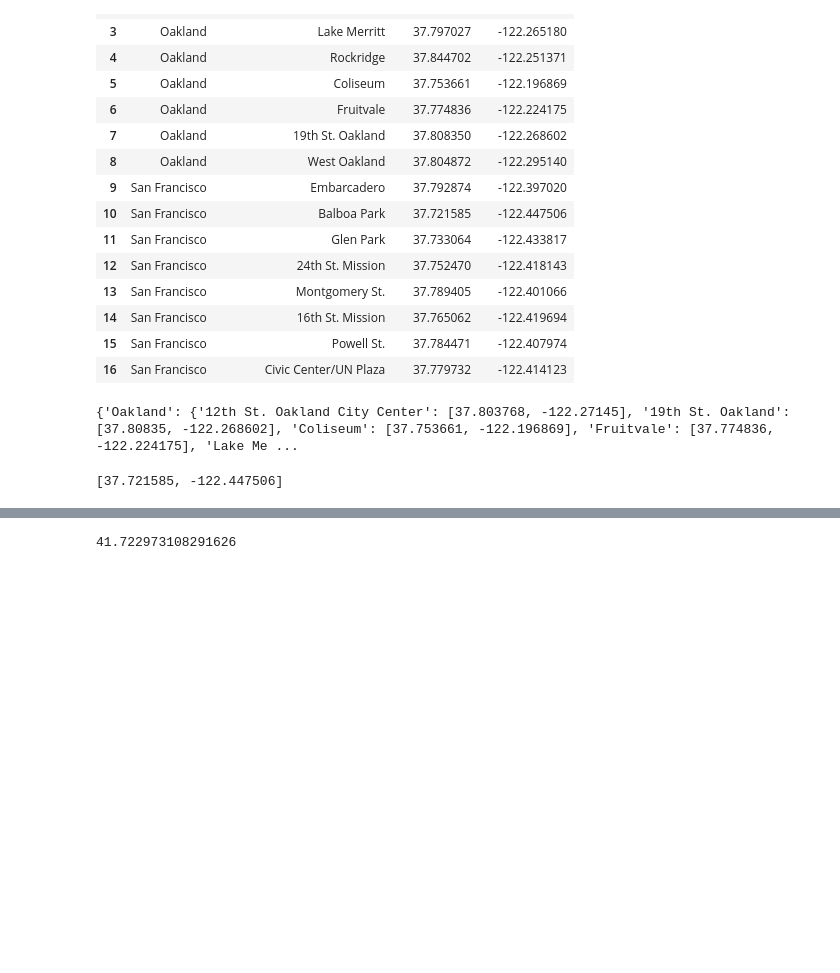
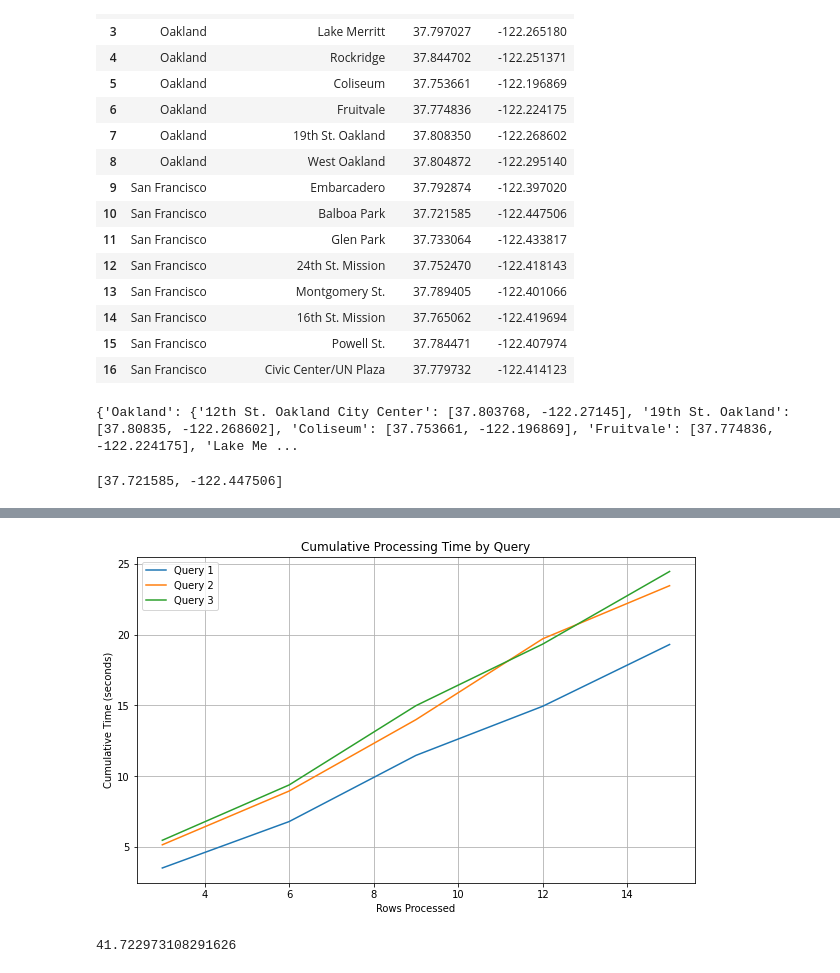
Before and after one commit to dysonkona/STA-141B-Final-Project, a Jupyter notebook: finalproj.ipynb, the cells around one changed output, grey strips where cells are left out. Drawn from its saved outputs; the diff is of its cells as text; code cells hidden in the pictures; blank space fills up the shorter version.

```diff
--- a/finalproj.ipynb
+++ b/finalproj.ipynb
@@ -109,3 +108,50 @@ Time taken to process (seconds): 4.224058151245117
+# %%
+import matplotlib.pyplot as plt
+import numpy as np
+import pprint
+
+# Sample data
+import matplotlib.pyplot as plt
+import numpy as np
+
+# Sample data
+data = through
+
+# Number of queries
+num_queries = len(data)
+
+# Initialize storage for cumulative times and rows processed
+cumulative_times = []
+cumulative_rows = []
+
+# Process each query
+for query in data:
+    # Extract processing times and rows processed for this query
+    times = [entry[0] for entry in query]
+    rows = [entry[1] for entry in query]
+
+    # Calculate cumulative time and rows
+    cumulative_times.append(np.cumsum(times))
+    cumulative_rows.append(np.cumsum(rows))
+
+# Plotting
+plt.figure(figsize=(10, 6))
+
+# Plot cumulative time for each query
+for query_idx in range(num_queries):
+    plt.plot(cumulative_rows[query_idx], cumulative_times[query_idx], label=f"Query {query_idx + 1}")
+
+# Add labels, legend, and grid
+plt.title("Cumulative Processing Time by Query")
+plt.xlabel("Rows Processed")
+plt.ylabel("Cumulative Time (seconds)")
+plt.legend()
+plt.grid(True)
+
+# Show the plot
+plt.show()
+# %% [output]
+[figure, added]
 # %%
 start = time.time()
 data = loading.loadCrime("SF", dct['San Francisco']['Balboa Park'],
```
Also changed, not shown: parts of 1 cell of this notebook.
